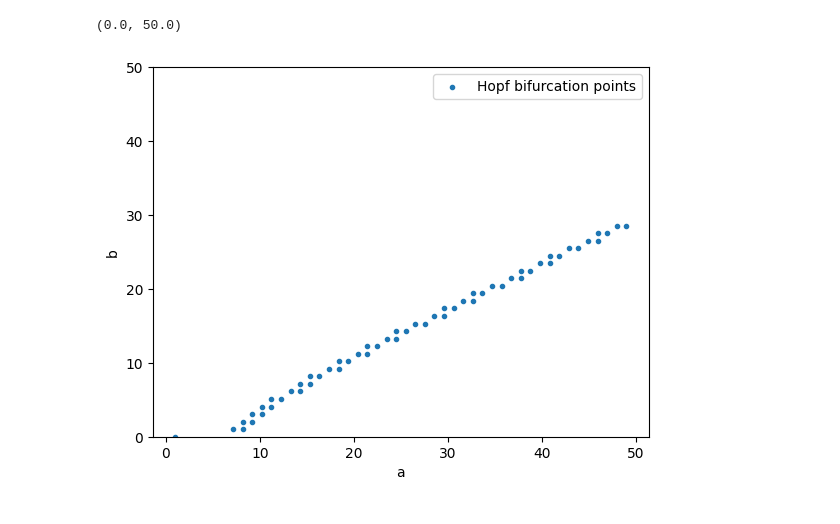
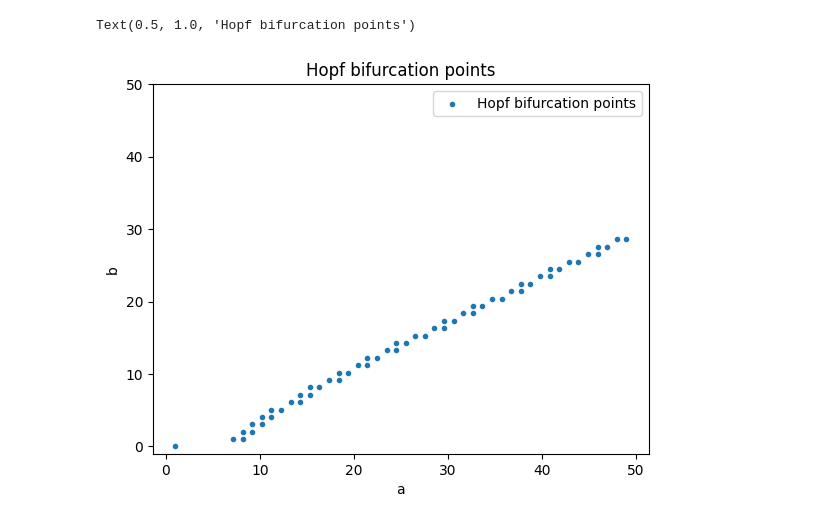
Before and after one commit to WeiLuya/mae119_code, a Jupyter notebook: Q5.ipynb, the cells around one changed output. Cells and saved outputs as stored; diff of their text form; code cells hidden in the pictures.

```diff
--- a/Q5.ipynb
+++ b/Q5.ipynb
@@ -59,15 +61,20 @@ Text(0, 0.5, 'b')
 # %%
 spiral_points = stable_spirals.astype(int) - unstable_spirals.astype(int)
-edge_detection_kernel = np.array([[0, 1, 0], [1, -4, 1], [0, 1, 0]])
+edge_detection_kernel = np.array([
+    [0, 1, 0],
+    [1, -4, 1],
+    [0, 1, 0]
+])
 edges = convolve2d(spiral_points, edge_detection_kernel, mode='same')
 edge_points = np.where(np.abs(edges) > 3)
 
 fig, ax = plt.subplots()
 ax.scatter(a_vec[edge_points[0]], b_vec[edge_points[1]], marker='.', label='Hopf bifurcation points')
 ax.legend()
 ax.set_xlabel('a')
 ax.set_ylabel('b')
-ax.set_ylim([0, 50])
+ax.set_ylim([-1, 50])
+ax.set_title('Hopf bifurcation points')
 # %% [output]
-(0.0, 50.0)
+Text(0.5, 1.0, 'Hopf bifurcation points')
-[figure, old version]
+[figure, new version]
```
Also changed, not shown: parts of 5 cells of this notebook.
